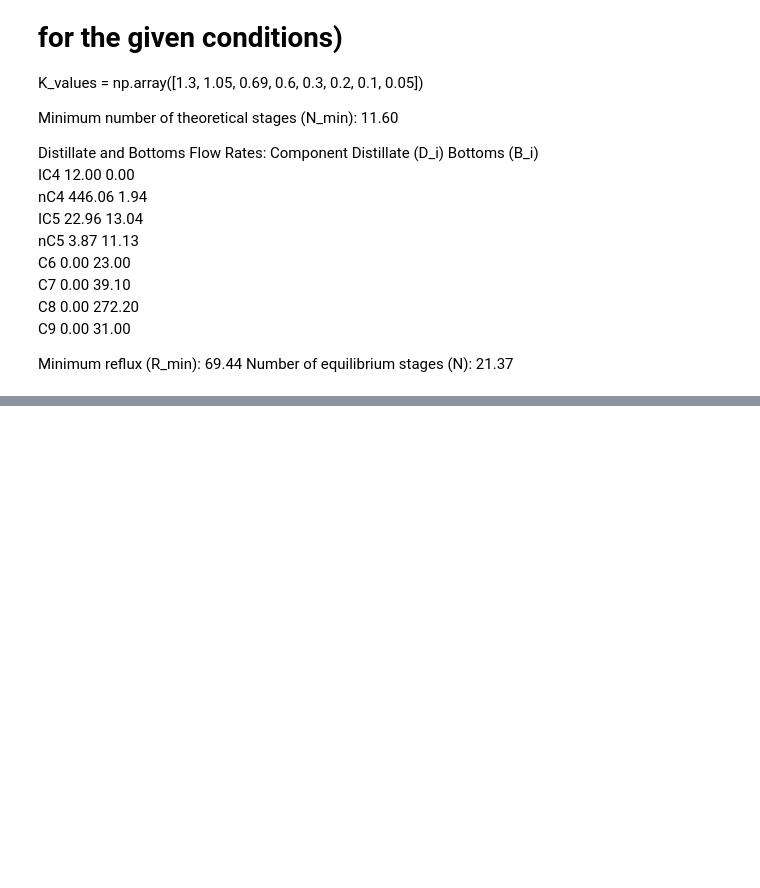
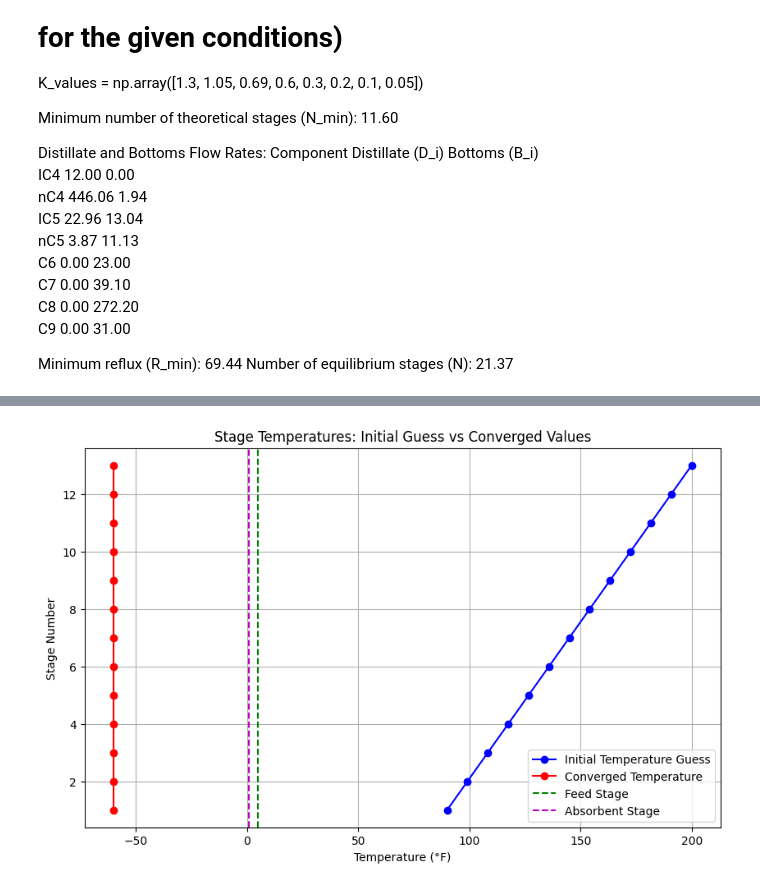
Before and after one commit to arpitkumar2004/Assigmnet-PMS, a Jupyter notebook: Assignment 2/test.ipynb, the cells around one changed output, grey strips where cells are left out. Drawn from its saved outputs; the diff is of its cells as text; code cells hidden in the pictures; blank space fills up the shorter version.

```diff
--- a/Assignment 2/test.ipynb
+++ b/Assignment 2/test.ipynb
@@ -876,0 +962,78 @@ array([ 1.,  2.,  3.,  4.,  5.,  6.,  7.,  8.,  9., 10., 11., 12., 13.])
+# %%
+import numpy as np
+from scipy.optimize import fsolve
+import matplotlib.pyplot as plt
+
+# Constants and initial data
+R = 1.987  # Universal gas constant in cal/(mol·K)
+components = ['C1', 'C2', 'C3', 'nC4', 'nC5', 'nC10']
+feed_flow = np.array([160.0, 370.0, 240.0, 25.0, 5.0, 0.0])  # lbmol/h
+absorbent_flow = np.array([0.15, 2.36, 0.0, 0.0, 0.0, 497.49])  # lbmol/h
+total_flow = feed_flow + absorbent_flow
+
+# Initial guesses for temperatures and flow rates
+N_stages = 13
+T_guess = np.linspace(90, 200, N_stages)  # Linear temperature profile
+V_guess = np.full(N_stages, 100.0)  # Vapor flow rates
+L_guess = np.full(N_stages, 100.0)  # Liquid flow rates
+
+# Define the MESH equations
+def mesh_equations(variables):
+    T = variables[:N_stages]
+    V = variables[N_stages:2*N_stages]
+    L = variables[2*N_stages:3*N_stages]
+    residuals = np.zeros(3 * N_stages)
+
+    for i in range(N_stages):
+        # Material balance
+        residuals[i] = L[i] + V[i] - (L[i-1] if i > 0 else 0) - (V[i+1] if i < N_stages-1 else 0)
+
+        # Equilibrium relationships (simplified)
+        K = np.exp(5.0 - 2000.0 / (T[i] + 460.0))  # Simplified K-value calculation
+        residuals[N_stages + i] = V[i] * K - L[i]
+
+        # Summation
+        residuals[2*N_stages + i] = np.sum(K) - 1.0
+
+        # Heat balance (simplified)
+        # Ensure we do not exceed the residuals array size
+        if 3*N_stages + i < len(residuals):
+            residuals[3*N_stages + i] = V[i] * 1000.0 - L[i] * 800.0  # Simplified enthalpy calculation
+
+    return residuals
+
+# Solve the system
+initial_guess = np.concatenate([T_guess, V_guess, L_guess])
+solution = fsolve(mesh_equations, initial_guess)
+
+# Extract results
+T_solution = solution[:N_stages]
+V_solution = solution[N_stages:2*N_stages]
+L_solution = solution[2*N_stages:3*N_stages]
+
+# Plotting
+stages = np.arange(1, N_stages + 1)
+feed_stage = 5  # Example feed stage
+absorbent_stage = 1  # Example absorbent stage
+
+plt.figure(figsize=(10, 6))
+plt.plot( T_guess,stages, 'bo-', label='Initial Temperature Guess')
+plt.plot(T_solution,stages,  'ro-', label='Converged Temperature')
+plt.axvline(x=feed_stage, color='g', linestyle='--', label='Feed Stage')
+plt.axvline(x=absorbent_stage, color='m', linestyle='--', label='Absorbent Stage')
+plt.ylabel('Stage Number')
+plt.xlabel('Temperature (°F)')
+plt.title('Stage Temperatures: Initial Guess vs Converged Values')
+plt.legend()
+plt.grid(True)
+plt.show()
+
+print("Stage Temperatures (°F):", T_solution)
+print("Vapor Flow Rates (lbmol/h):", V_solution)
+print("Liquid Flow Rates (lbmol/h):", L_solution)
+
+# Calculate reboiler duty (simplified)
+reboiler_duty = V_solution[-1] * 1000.0  # Simplified calculation
+print("Reboiler Duty (BTU/h):", reboiler_duty)
+# %% [output]
+[figure, added]
```
Also changed, not shown: parts of 5 cells of this notebook, 26 other files.
